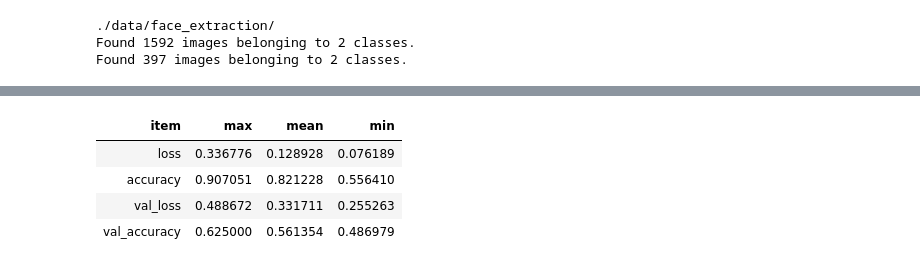
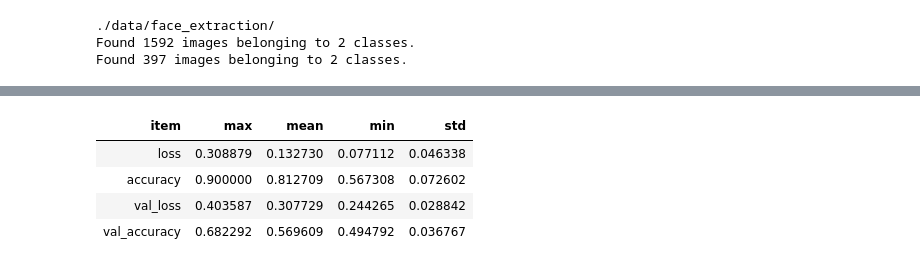
Before and after one commit to Krymancer/deepfake, a Jupyter notebook: model_faces_detection.ipynb, the cells around one changed output, grey strips where cells are left out. Cells and saved outputs as stored; diff of their text form; code cells hidden in the pictures.

```diff
--- a/model_faces_detection.ipynb
+++ b/model_faces_detection.ipynb
@@ -138,20 +138,21 @@ plt.show()
 # %%
 df = pd.DataFrame()
 for idx, key in enumerate(history.history.keys()):
     row = pd.DataFrame(data={
       'item': key,
       'max': max(history.history[key]),
       'mean': np.mean(history.history[key]),
       'min': min(history.history[key]),
+      'std': np.std(history.history[key]),
     }, index=[idx])
     df = pd.concat([df,row])
 
 from IPython.display import HTML
 df.sort_values(by=['item'],ascending=True)
 HTML(df.to_html(index=False))
 # %% [output]
-| item | max | mean | min |
-| loss | 0.336776 | 0.128928 | 0.076189 |
-| accuracy | 0.907051 | 0.821228 | 0.556410 |
-| val_loss | 0.488672 | 0.331711 | 0.255263 |
-| val_accuracy | 0.625000 | 0.561354 | 0.486979 |
+| item | max | mean | min | std |
+| loss | 0.308879 | 0.132730 | 0.077112 | 0.046338 |
+| accuracy | 0.900000 | 0.812709 | 0.567308 | 0.072602 |
+| val_loss | 0.403587 | 0.307729 | 0.244265 | 0.028842 |
+| val_accuracy | 0.682292 | 0.569609 | 0.494792 | 0.036767 |
```
Also changed, not shown: parts of 2 cells of this notebook, 5 other files.
